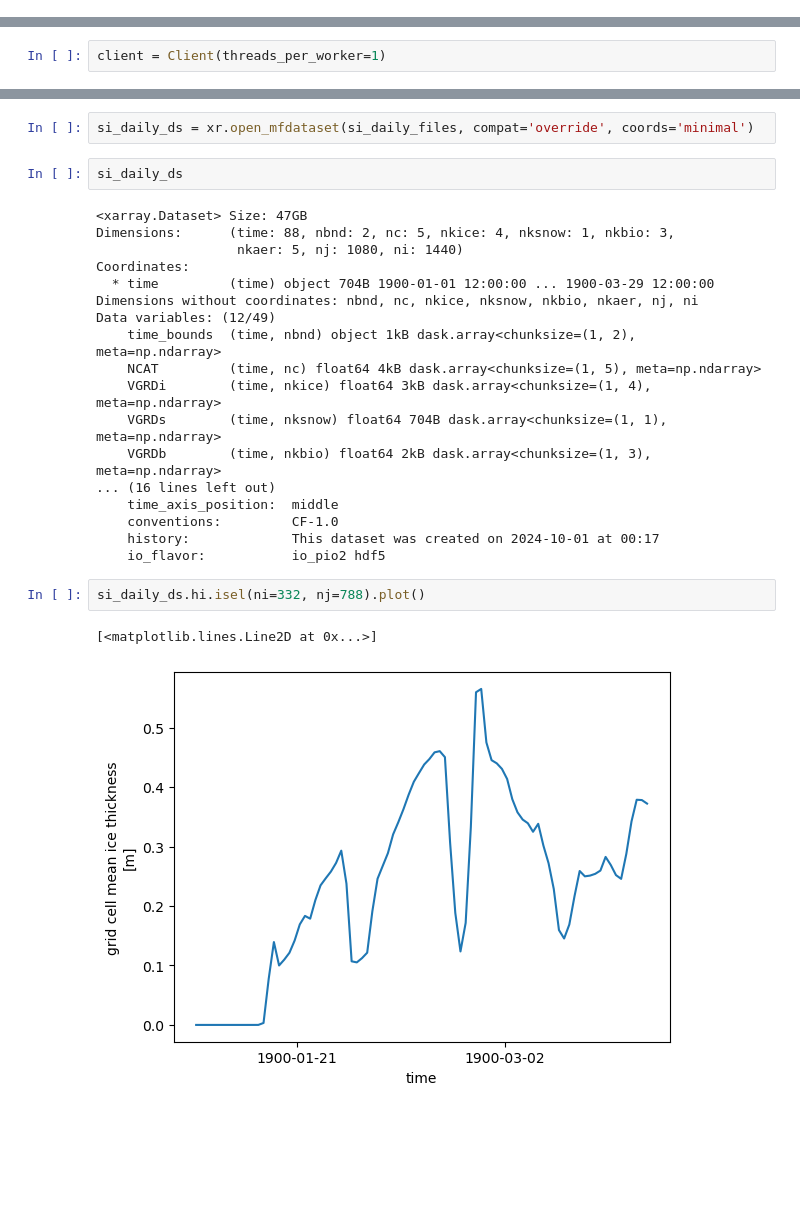
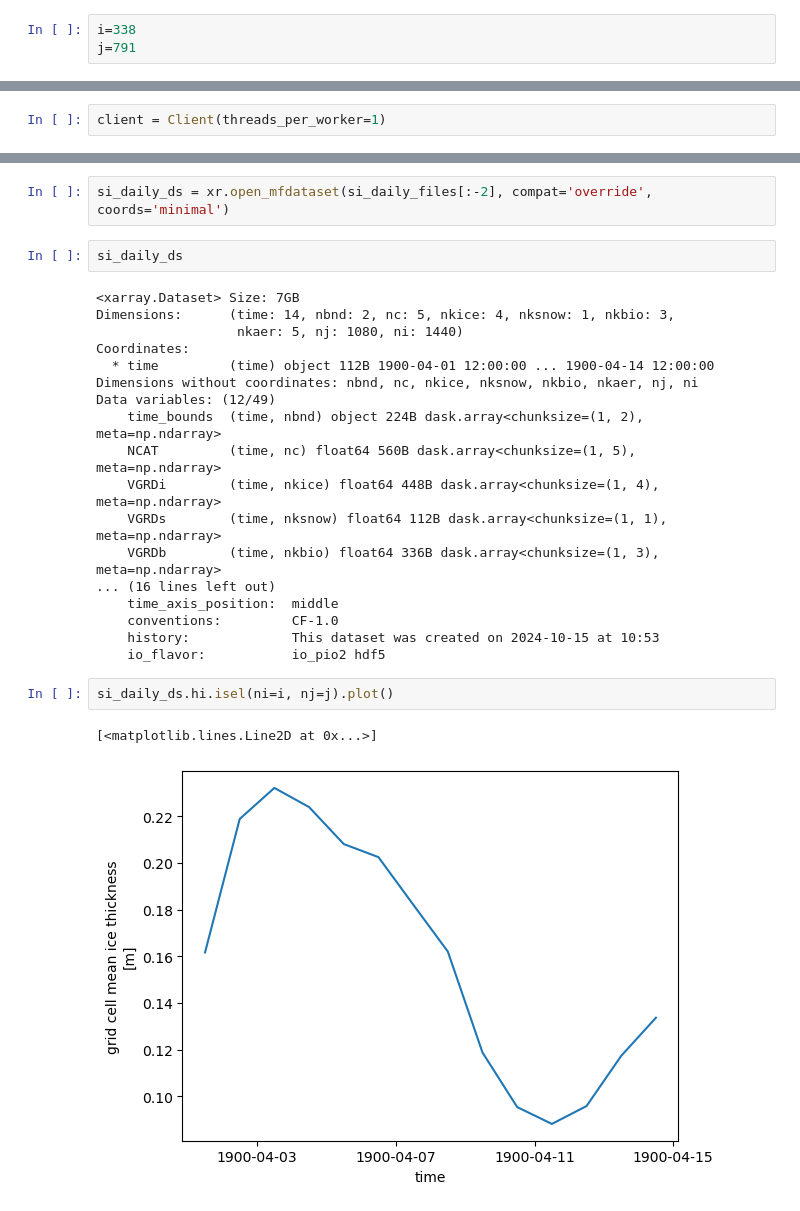
Before and after one commit to anton-seaice/sandbox, a Jupyter notebook: 025deg_cgrid_crash.ipynb, the cells around one changed output, grey strips where cells are left out. Drawn from its saved outputs; the diff is of its cells as text; blank space fills up the shorter version.

```diff
--- a/025deg_cgrid_crash.ipynb
+++ b/025deg_cgrid_crash.ipynb
@@ -135,0 +102,3 @@ Data variables: (12/16)
+# %%
+i=338
+j=791
@@ -286,28 +286,28 @@ client
 # %%
-si_daily_ds = xr.open_mfdataset(si_daily_files, compat='override', coords='minimal')
+si_daily_ds = xr.open_mfdataset(si_daily_files[:-2], compat='override', coords='minimal')
 # %%
 si_daily_ds
 # %% [output]
-<xarray.Dataset> Size: 47GB
-Dimensions:      (time: 88, nbnd: 2, nc: 5, nkice: 4, nksnow: 1, nkbio: 3,
+<xarray.Dataset> Size: 7GB
+Dimensions:      (time: 14, nbnd: 2, nc: 5, nkice: 4, nksnow: 1, nkbio: 3,
                   nkaer: 5, nj: 1080, ni: 1440)
 Coordinates:
-  * time         (time) object 704B 1900-01-01 12:00:00 ... 1900-03-29 12:00:00
+  * time         (time) object 112B 1900-04-01 12:00:00 ... 1900-04-14 12:00:00
 Dimensions without coordinates: nbnd, nc, nkice, nksnow, nkbio, nkaer, nj, ni
 Data variables: (12/49)
-    time_bounds  (time, nbnd) object 1kB dask.array<chunksize=(1, 2), meta=np.ndarray>
-    NCAT         (time, nc) float64 4kB dask.array<chunksize=(1, 5), meta=np.ndarray>
-    VGRDi        (time, nkice) float64 3kB dask.array<chunksize=(1, 4), meta=np.ndarray>
-    VGRDs        (time, nksnow) float64 704B dask.array<chunksize=(1, 1), meta=np.ndarray>
-    VGRDb        (time, nkbio) float64 2kB dask.array<chunksize=(1, 3), meta=np.ndarray>
+    time_bounds  (time, nbnd) object 224B dask.array<chunksize=(1, 2), meta=np.ndarray>
+    NCAT         (time, nc) float64 560B dask.array<chunksize=(1, 5), meta=np.ndarray>
+    VGRDi        (time, nkice) float64 448B dask.array<chunksize=(1, 4), meta=np.ndarray>
+    VGRDs        (time, nksnow) float64 112B dask.array<chunksize=(1, 1), meta=np.ndarray>
+    VGRDb        (time, nkbio) float64 336B dask.array<chunksize=(1, 3), meta=np.ndarray>
 ... (16 lines left out)
     time_axis_position:  middle
     conventions:         CF-1.0
-    history:             This dataset was created on 2024-10-01 at 00:17
+    history:             This dataset was created on 2024-10-15 at 10:53
     io_flavor:           io_pio2 hdf5
 # %%
-si_daily_ds.hi.isel(ni=332, nj=788).plot()
+si_daily_ds.hi.isel(ni=i, nj=j).plot()
 # %% [output]
 [<matplotlib.lines.Line2D at 0x...>]
-[figure, old version]
+[figure, new version]
 # %%
```
Also changed, not shown: parts of 31 cells of this notebook, 16 other files.
